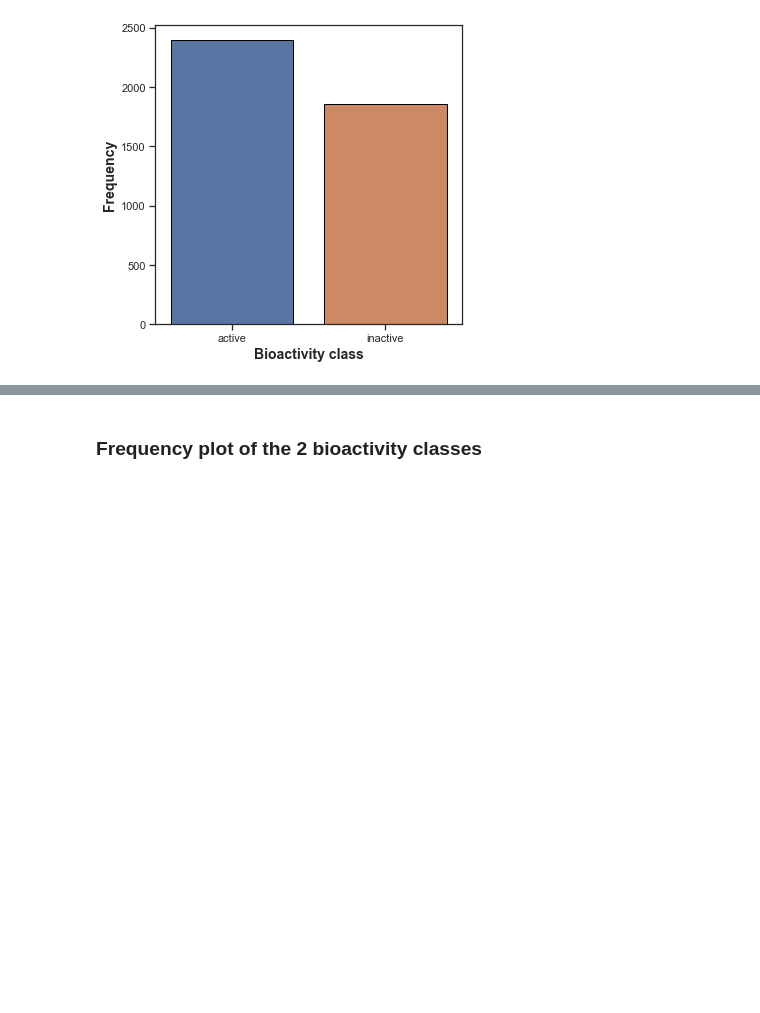
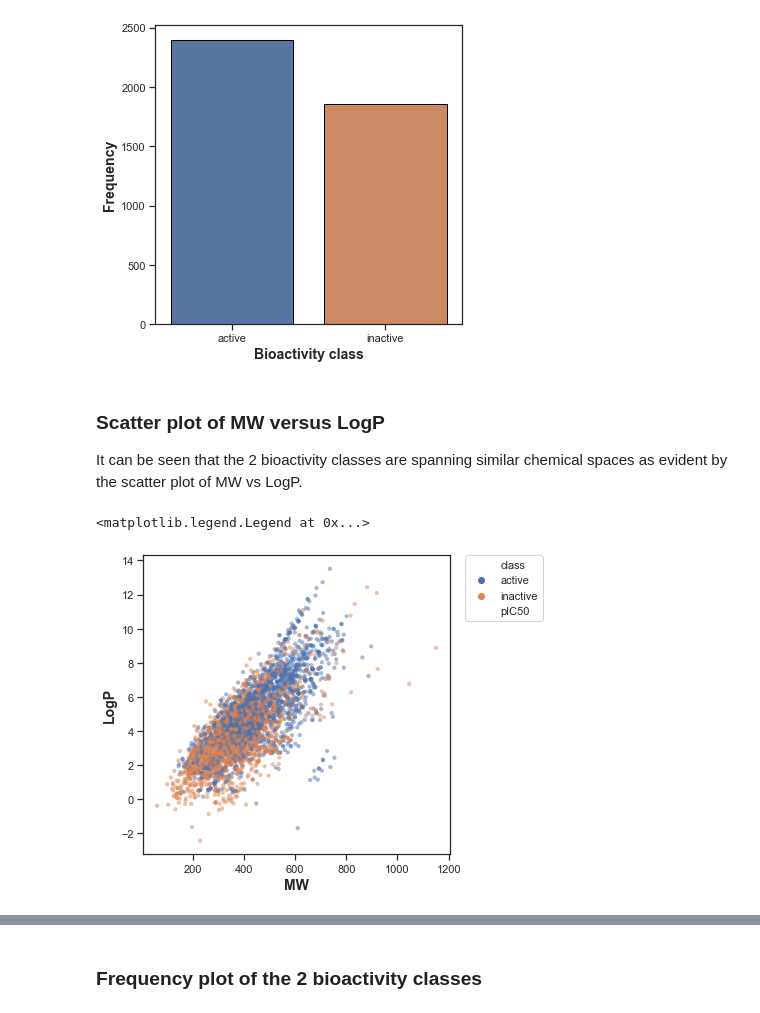
Before and after one commit to aminbenmansour/alzheimer-drug-discovery, a Jupyter notebook: notebooks/CDD_ML_Part_2_Exploratory_Data_Analysis_Acetylcholinesterase.ipynb, the cells around one changed output, grey strips where cells are left out. Saved outputs shown, nothing was run; the diff lists cells and outputs as text; code cells hidden in the pictures; blank space fills up the shorter version.

Commit message:
scatter plot molecular weight and solubility

```diff
--- a/notebooks/CDD_ML_Part_2_Exploratory_Data_Analysis_Acetylcholinesterase.ipynb
+++ b/notebooks/CDD_ML_Part_2_Exploratory_Data_Analysis_Acetylcholinesterase.ipynb
@@ -33,6 +33,19 @@ df.head()
 | 2 | CHEMBL131588 | CN(C(=O)n1nc(-c2ccc(Cl)cc2)nc1SCC... | 50000.0 | inactive |
 | 3 | CHEMBL130628 | O=C(N1CCCCC1)n1nc(-c2ccc(Cl)cc2)n... | 300.0 | active |
 | 4 | CHEMBL130478 | CSc1nc(-c2ccc(OC(F)(F)F)cc2)nn1C(... | 800.0 | active |
+# %%
+df_no_smiles = df.drop(columns='canonical_smiles')
+# %%
+smiles = []
+
+for i in df.canonical_smiles.tolist():
+  cpd = str(i).split('.')
+  cpd_longest = max(cpd, key = len)
+  smiles.append(cpd_longest)
+
+smiles = pd.Series(smiles, name = 'canonical_smiles')
+# %%
+df_clean_smiles = pd.concat([df_no_smiles,smiles], axis=1)
 # %% [markdown]
 ## **Calculate Lipinski descriptors**
 Christopher Lipinski, a scientist at Pfizer, came up with a set of rule-of-thumb for evaluating the **druglikeness** of compounds. Such druglikeness is based on the Absorption, Distribution, Metabolism and Excretion (ADME) that is also known as the pharmacokinetic profile. Lipinski analyzed all orally active FDA-approved drugs in the formulation of what is to be known as the **Rule-of-Five** or **Lipinski's Rule**.
@@ -85,7 +98,7 @@ def lipinski(smiles, verbose=False):
 
     return descriptors
 # %%
-df_lipinski = lipinski(df.canonical_smiles)
+df_lipinski = lipinski(df_clean_smiles.canonical_smiles)
 df_lipinski.head()
 # %% [output]
 |  | MW | LogP | NumHDonors | NumHAcceptors |
@@ -267,3 +280,18 @@ plt.ylabel('Frequency', fontsize=14, fontweight='bold')
 plt.savefig('../figures/plot_bioactivity_class.pdf')
 # %% [output]
 [figure]
+# %% [markdown]
+### **Scatter plot of MW versus LogP**
+
+It can be seen that the 2 bioactivity classes are spanning similar chemical spaces as evident by the scatter plot of MW vs LogP.
+# %%
+plt.figure(figsize=(5.5, 5.5))
+
+sns.scatterplot(x='MW', y='LogP', data=df_2class, hue='class', size='pIC50', edgecolor='black', alpha=0.5)
+
+plt.xlabel('MW', fontsize=14, fontweight='bold')
+plt.ylabel('LogP', fontsize=14, fontweight='bold')
+plt.legend(bbox_to_anchor=(1.05, 1), loc=2, borderaxespad=0)
+# %% [output]
+<matplotlib.legend.Legend at 0x...>
+[figure, added]
```
Also changed, not shown: parts of 3 cells of this notebook, 1 other file.
